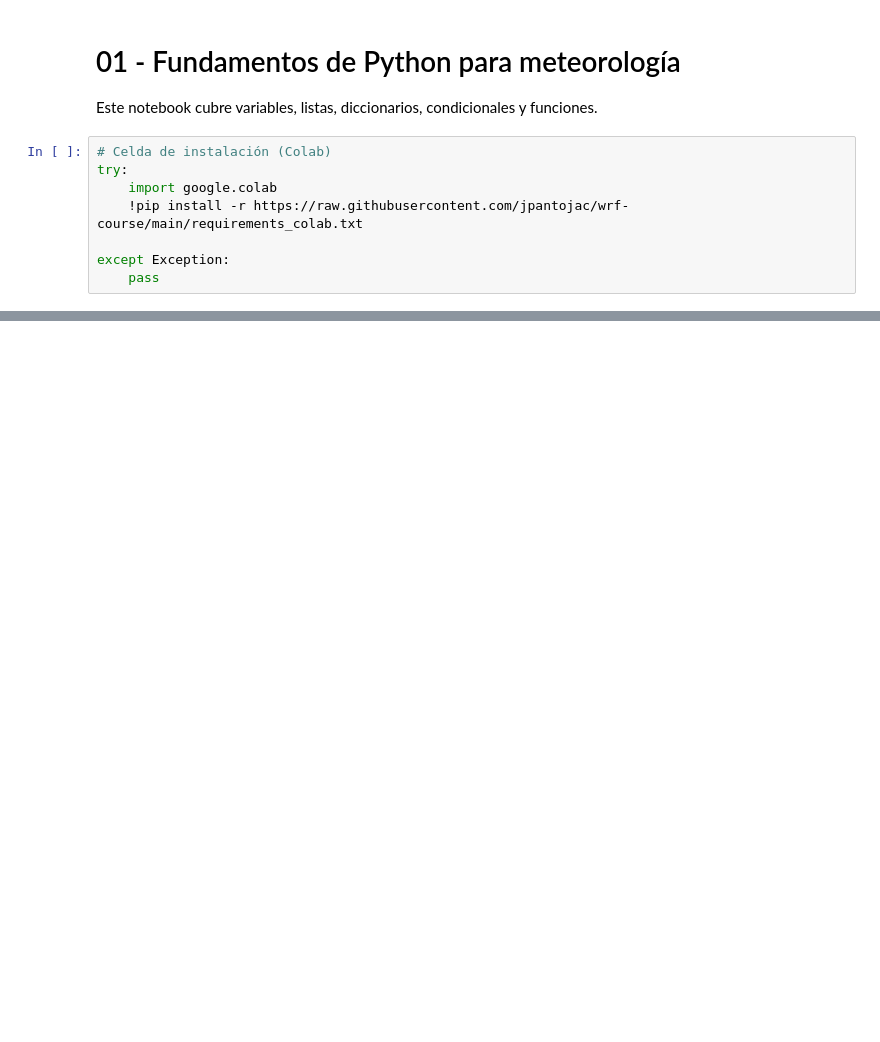
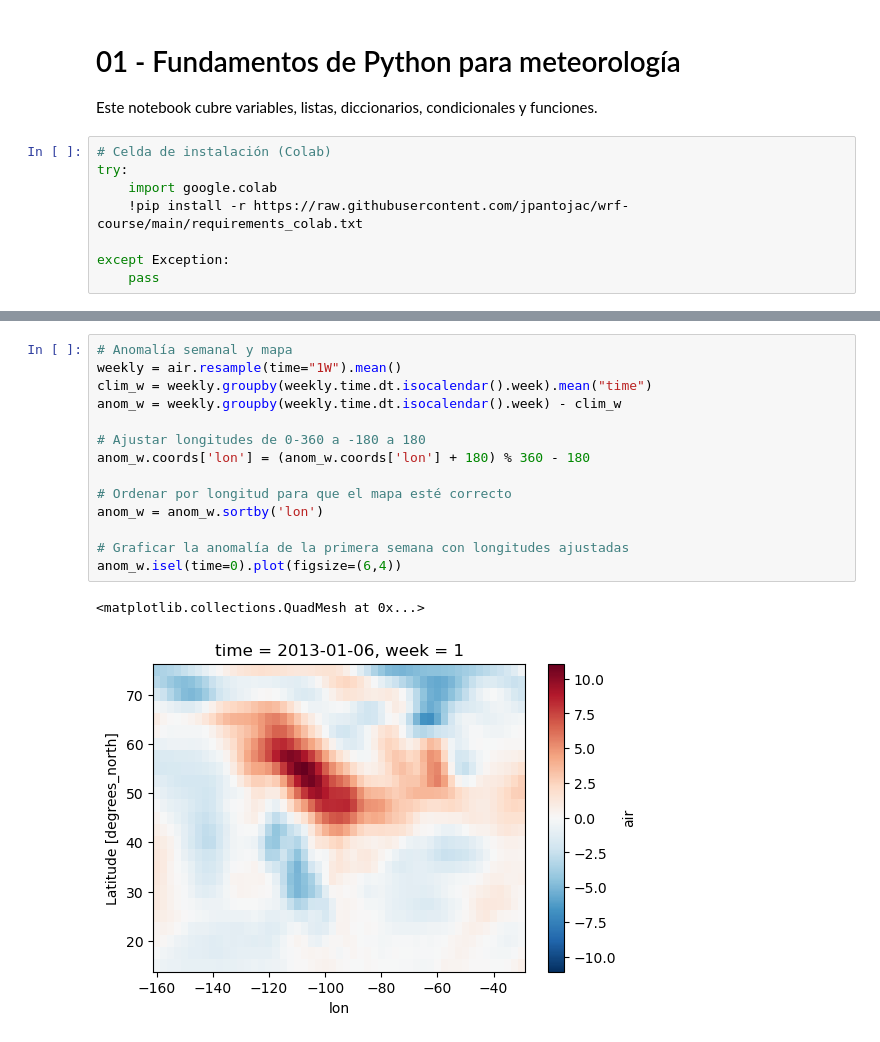
Before and after one commit to jpantojac/wrf-course, a Jupyter notebook: notebooks/01_introduccion_python.ipynb, the cells around one changed output, grey strips where cells are left out. Saved outputs shown, nothing was run; the diff lists cells and outputs as text; blank space fills up the shorter version.

```diff
--- a/notebooks/01_introduccion_python.ipynb
+++ b/notebooks/01_introduccion_python.ipynb
@@ -36,0 +338,17 @@ print('CATAM (K):', c_to_k(obs['CATAM']))
+# %%
+# Anomalía semanal y mapa
+weekly = air.resample(time="1W").mean()
+clim_w = weekly.groupby(weekly.time.dt.isocalendar().week).mean("time")
+anom_w = weekly.groupby(weekly.time.dt.isocalendar().week) - clim_w
+
+# Ajustar longitudes de 0-360 a -180 a 180
+anom_w.coords['lon'] = (anom_w.coords['lon'] + 180) % 360 - 180
+
+# Ordenar por longitud para que el mapa esté correcto
+anom_w = anom_w.sortby('lon')
+
+# Graficar la anomalía de la primera semana con longitudes ajustadas
+anom_w.isel(time=0).plot(figsize=(6,4))
+# %% [output]
+<matplotlib.collections.QuadMesh at 0x...>
+[figure, added]
```
Also changed, not shown: parts of 31 cells of this notebook, 7 other files.
